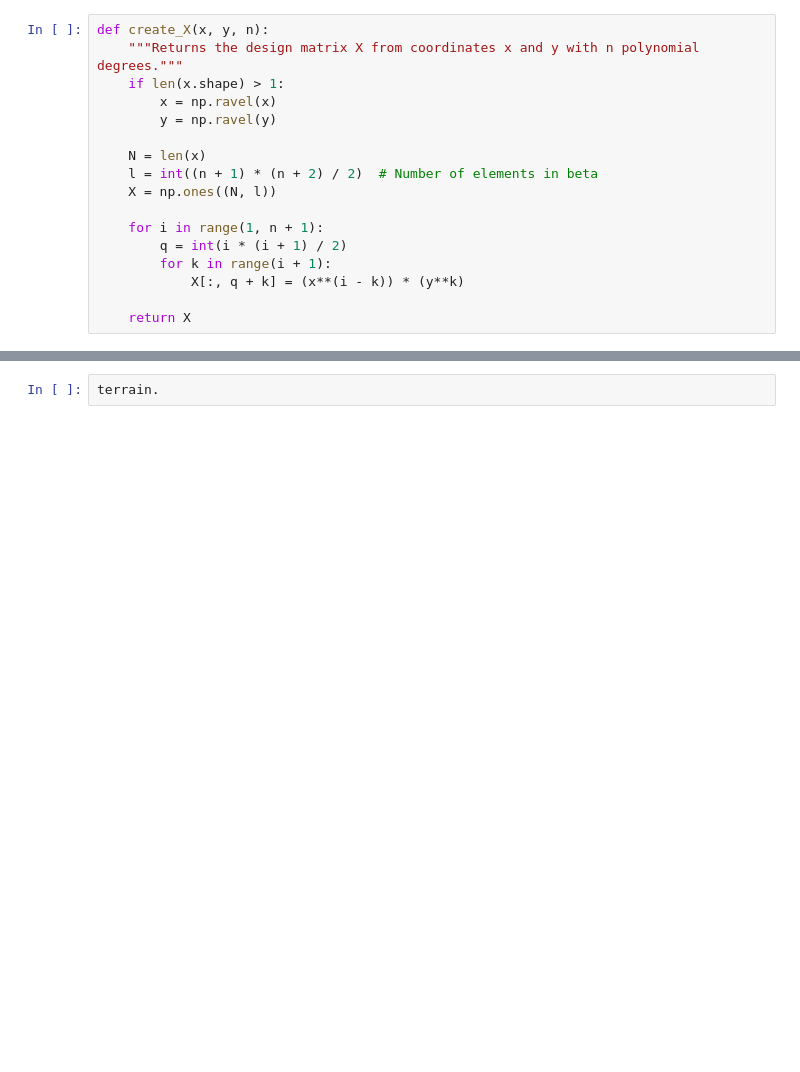
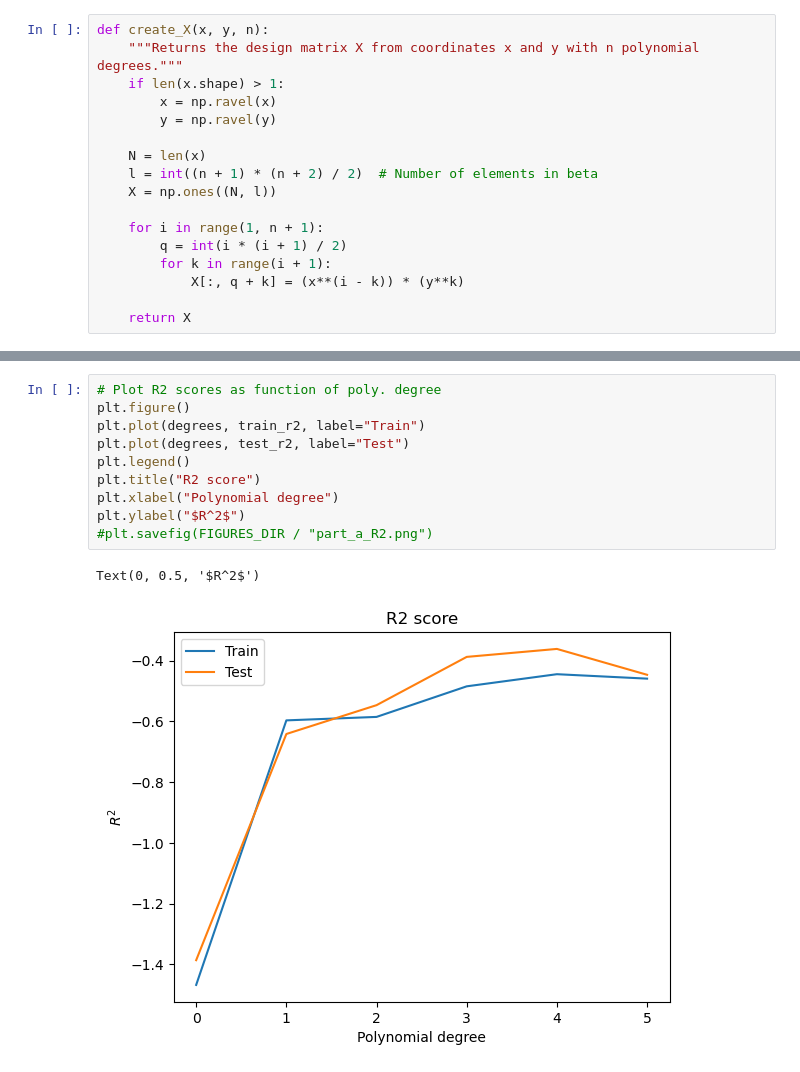
Before and after one commit to LassePladsen/FYS-STK3155-projects, a Jupyter notebook: project1/source_code/part_g_real_data.ipynb, the cells around one changed output, grey strips where cells are left out. Drawn from its saved outputs; the diff is of its cells as text; blank space fills up the shorter version.

```diff
--- a/project1/source_code/part_g_real_data.ipynb
+++ b/project1/source_code/part_g_real_data.ipynb
@@ -59,2 +67,13 @@ plt.show()
-# %%
-terrain.
+# %%
+# Plot R2 scores as function of poly. degree
+plt.figure()
+plt.plot(degrees, train_r2, label="Train")
+plt.plot(degrees, test_r2, label="Test")
+plt.legend()
+plt.title("R2 score")
+plt.xlabel("Polynomial degree")
+plt.ylabel("$R^2$")
+#plt.savefig(FIGURES_DIR / "part_a_R2.png")
+# %% [output]
+Text(0, 0.5, '$R^2$')
+[figure, added]
```
Also changed, not shown: parts of 5 cells of this notebook.
